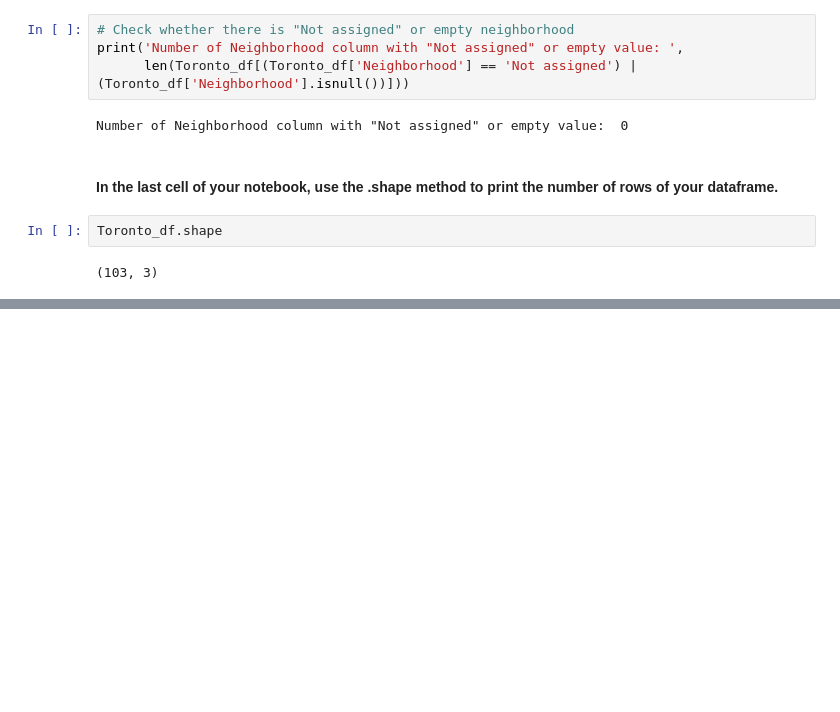
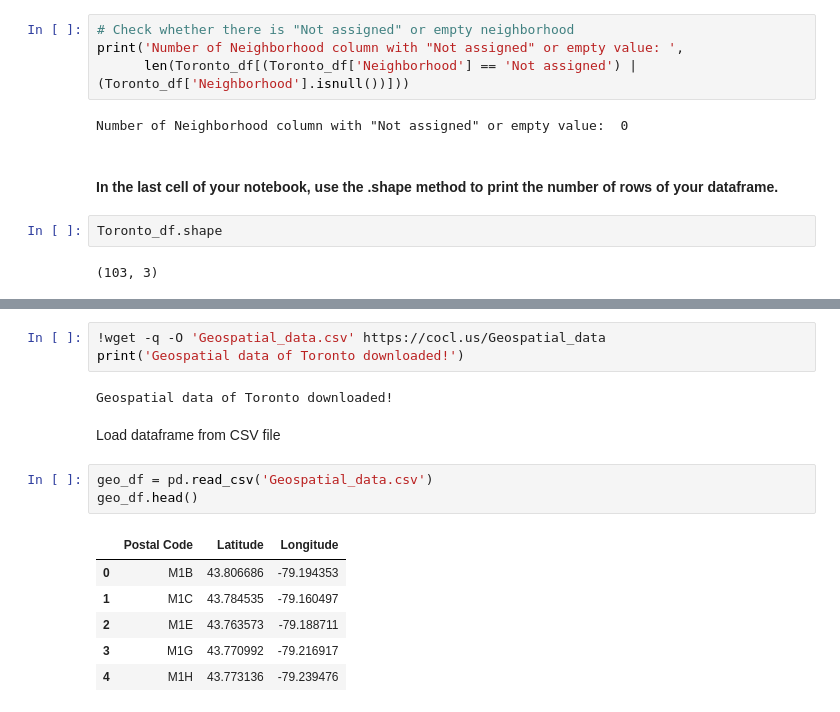
Before and after one commit to kyokin78/Coursera_Capstone, a Jupyter notebook: ClusteringNeighborhoodsInToronto.ipynb, the cells around one changed output, grey strips where cells are left out. Drawn from its saved outputs; the diff is of its cells as text; blank space fills up the shorter version.

```diff
--- a/ClusteringNeighborhoodsInToronto.ipynb
+++ b/ClusteringNeighborhoodsInToronto.ipynb
@@ -158,0 +165,17 @@ Toronto_df.shape
+# %%
+!wget -q -O 'Geospatial_data.csv' https://cocl.us/Geospatial_data
+print('Geospatial data of Toronto downloaded!')
+# %% [output]
+Geospatial data of Toronto downloaded!
+# %% [markdown]
+Load dataframe from CSV file
+# %%
+geo_df = pd.read_csv('Geospatial_data.csv')
+geo_df.head()
+# %% [output]
+|  | Postal Code | Latitude | Longitude |
+| 0 | M1B | 43.806686 | -79.194353 |
+| 1 | M1C | 43.784535 | -79.160497 |
+| 2 | M1E | 43.763573 | -79.188711 |
+| 3 | M1G | 43.770992 | -79.216917 |
+| 4 | M1H | 43.773136 | -79.239476 |
```
Also changed, not shown: parts of 13 cells of this notebook.
